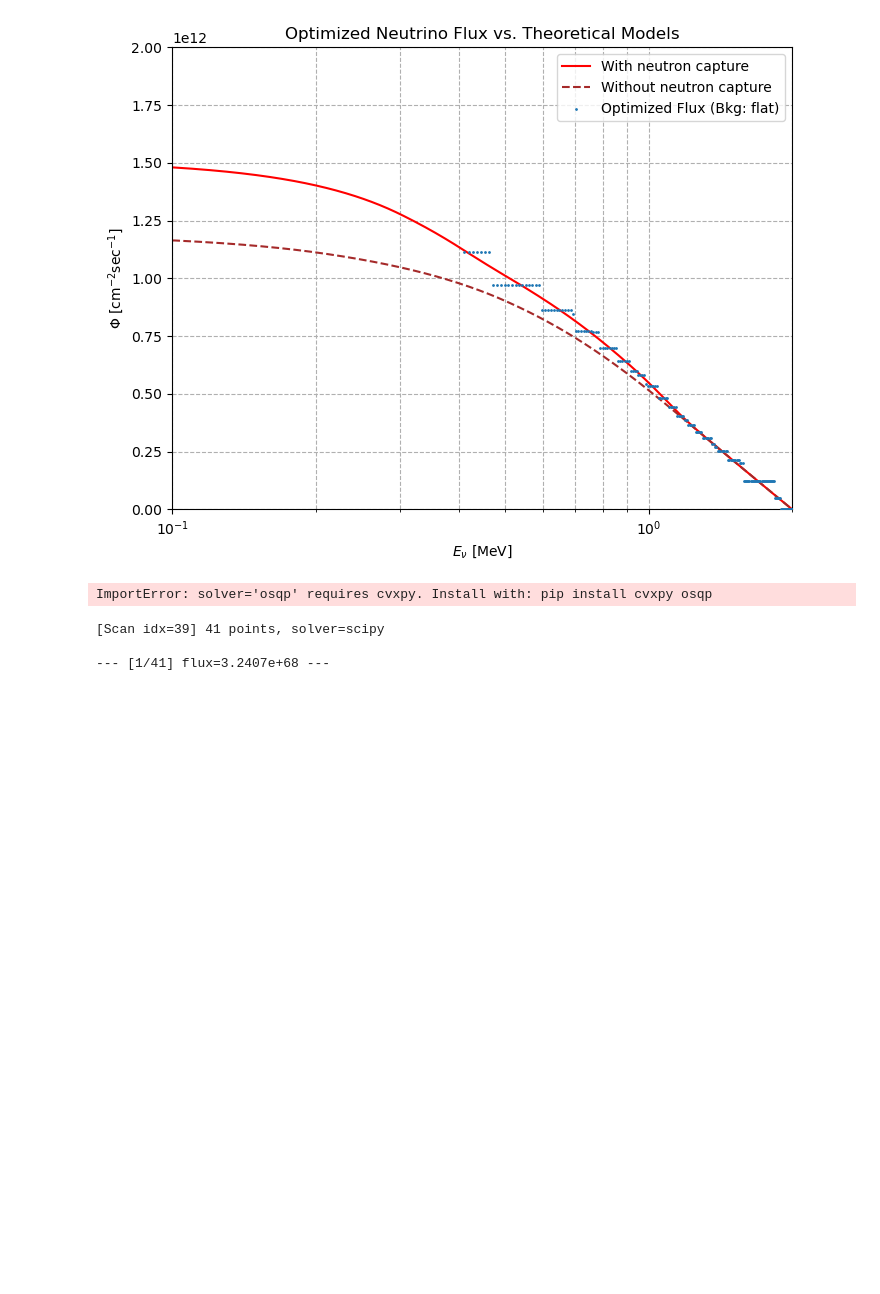
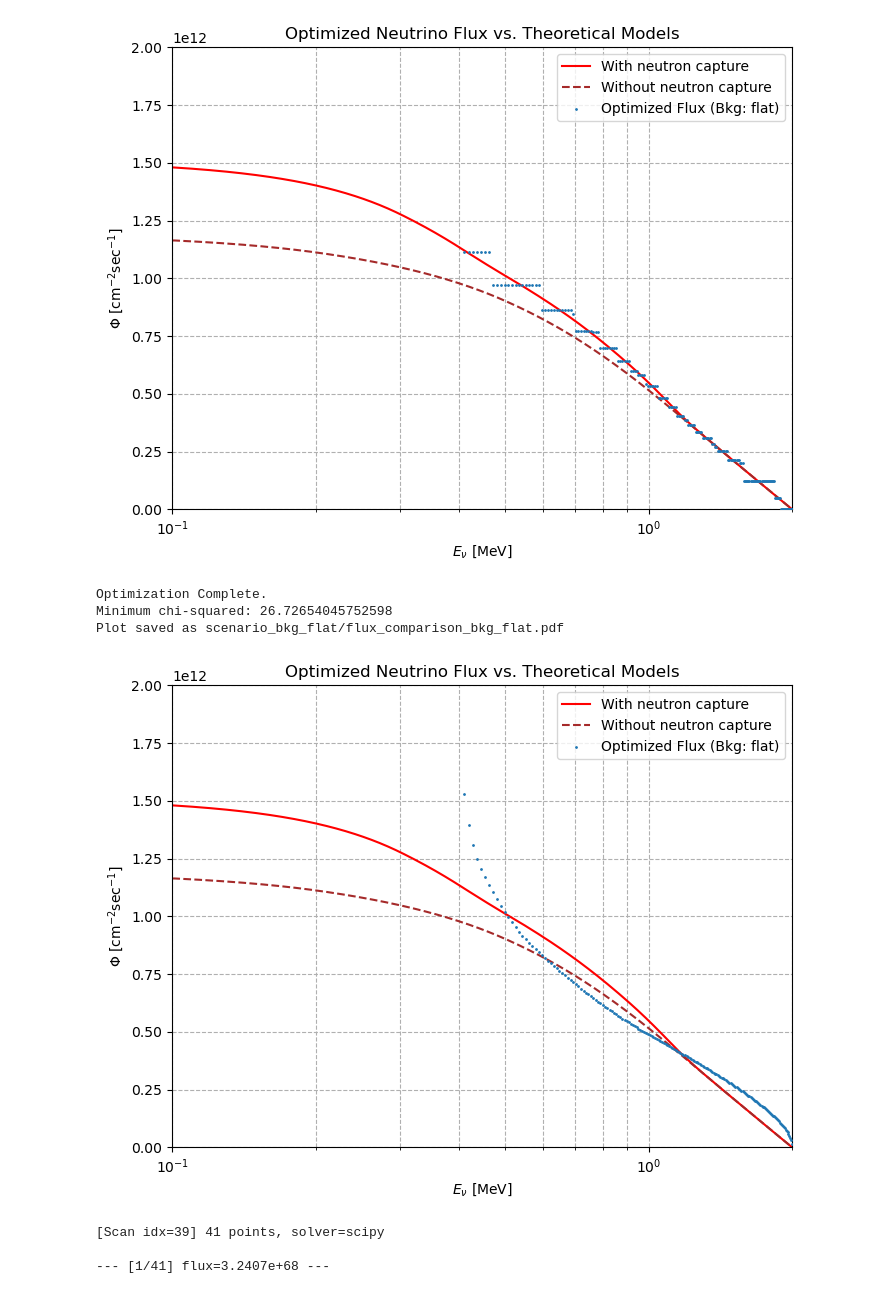
Before and after one commit to kyphys-creator/neutrinoAnalysis, a Jupyter notebook: montecarlo.ipynb, the cells around one changed output. Saved outputs shown, nothing was run; the diff lists cells and outputs as text; code cells hidden in the pictures; blank space fills up the shorter version.

Commit message:
Update notebook and regenerated flux comparison plot
Co-Authored-By: Claude Opus 4.7 <noreply@anthropic.com>

```diff
--- a/montecarlo.ipynb
+++ b/montecarlo.ipynb
@@ -21,8 +21,3 @@ Optimization Complete.
 Minimum chi-squared: 3.813569201894367e-30
 Plot saved as scenario_bkg_flat/flux_comparison_bkg_flat.pdf
 [figure]
-# %%
-# 途中でも切り替え可能
-a.set_solver('osqp')
-# %% [output]
-ImportError: solver='osqp' requires cvxpy. Install with: pip install cvxpy osqp
@@ -29,3 +26,14 @@ ImportError: solver='osqp' requires cvxpy. Install with: pip install cvxpy osqp
+# %%
+result_flat = a.optimize(a.data_vector)
+print("\nOptimization Complete.")
+print(f"Minimum chi-squared: {result_flat.fun / a.c}")
+# 3. Plot the primary result: the optimized flux vs. theory.
+a.plot_flux_comparison(save = True)
+# %% [output]
+Optimization Complete.
+Minimum chi-squared: 26.72654045752598
+Plot saved as scenario_bkg_flat/flux_comparison_bkg_flat.pdf
+[figure, added]
 # %%
 a.optimize(a.data_vector)        # ベストフィットを先に求める（self.result を埋める）
 
```
Also changed, not shown: parts of 1 cell of this notebook, 1 other file.
